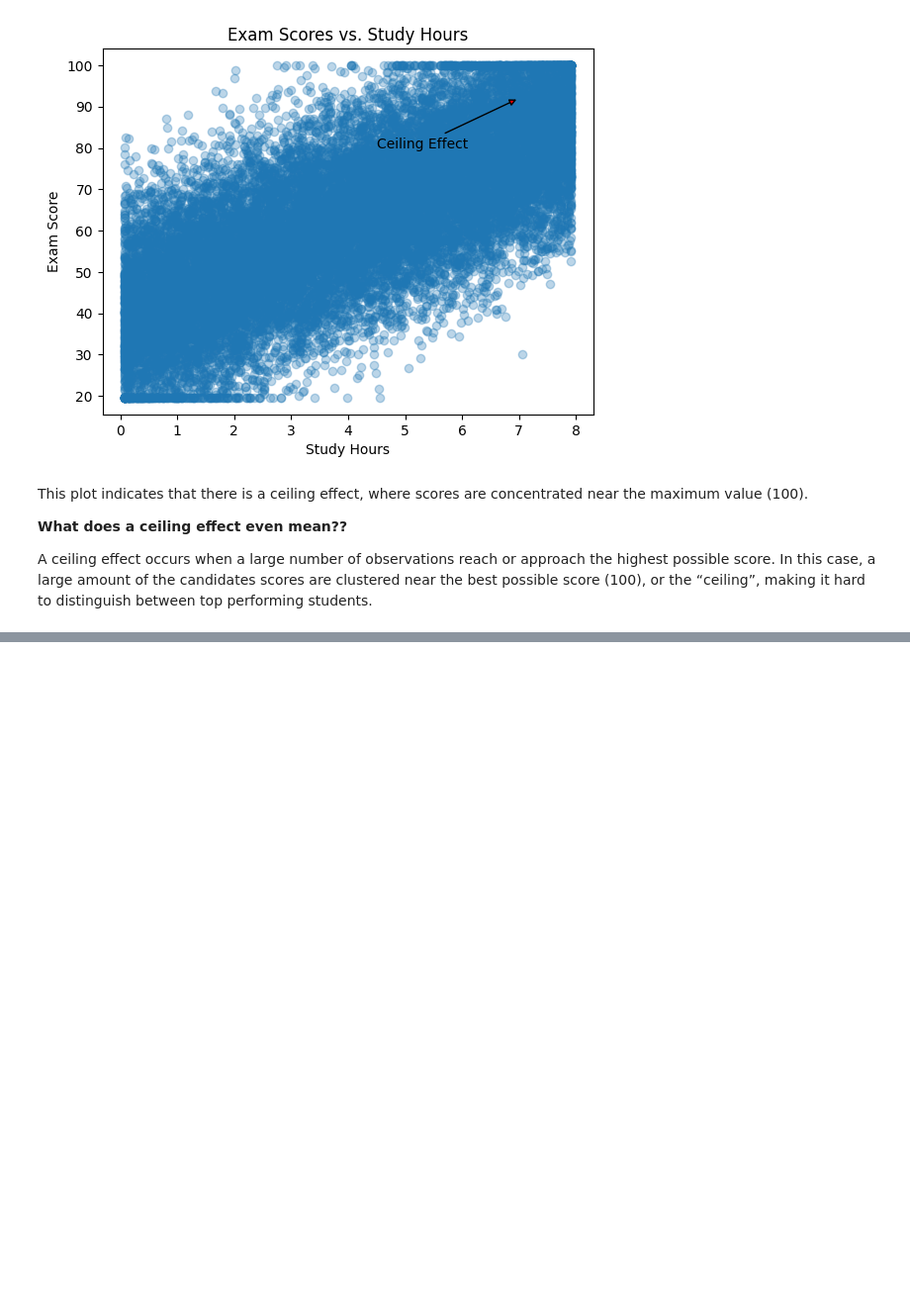
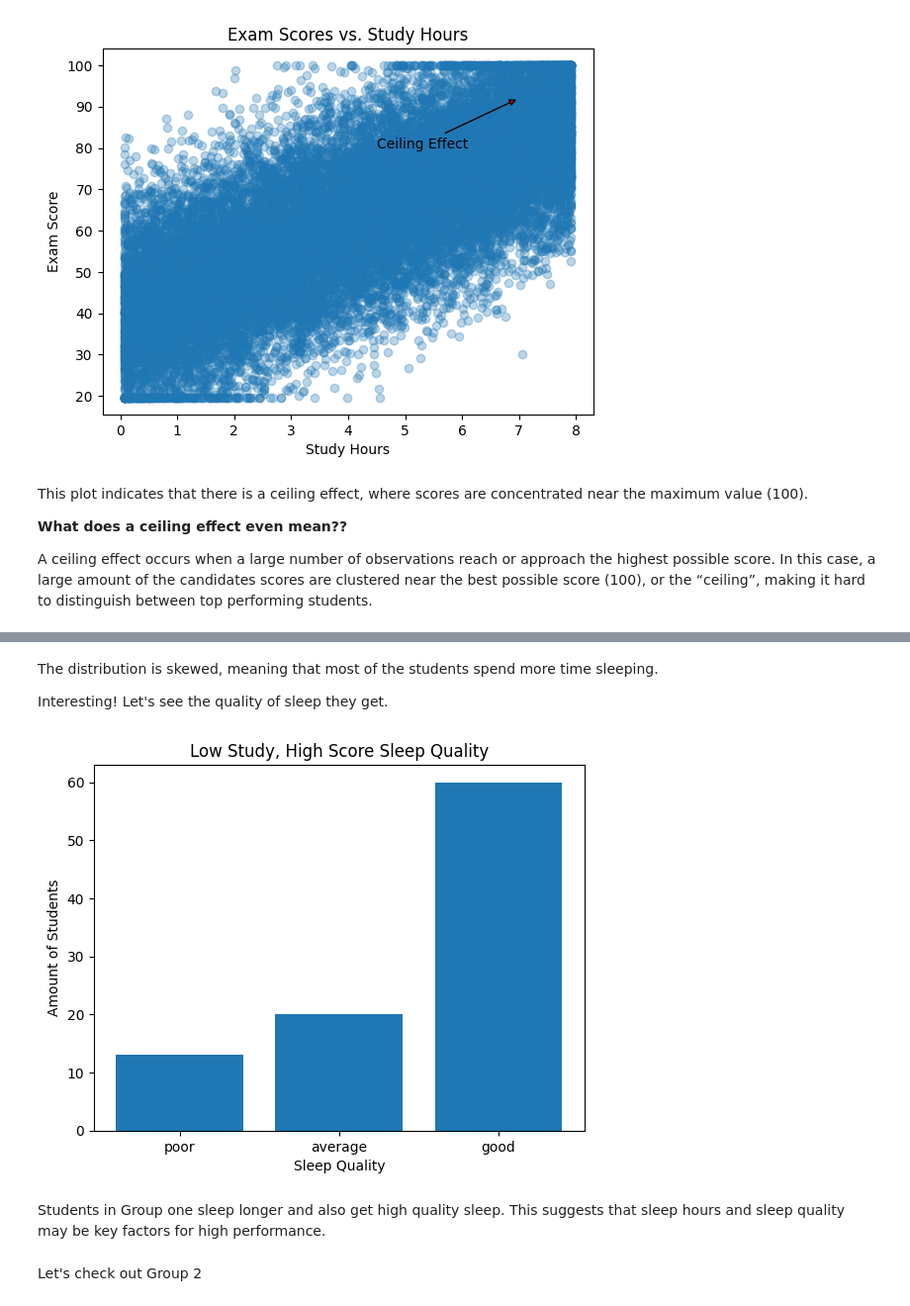
Before and after one commit to Bolajiiii/Data-Science-From-Scratch-Journey, a Jupyter notebook: chapter_5/03_questioning_the_data.ipynb, the cells around one changed output, grey strips where cells are left out. Shown at 99% size. Cells and saved outputs as stored; diff of their text form; code cells hidden in the pictures; blank space fills up the shorter version.

```diff
--- a/chapter_5/03_questioning_the_data.ipynb
+++ b/chapter_5/03_questioning_the_data.ipynb
@@ -59,0 +118,19 @@ A ceiling effect occurs when a large number of observations reach or approach th
+# %% [markdown]
+The distribution is skewed, meaning that most of the students spend more time sleeping.
+
+Interesting! Let's see the quality of sleep they get.
+# %%
+sleep_quality = group_one['sleep_quality'].value_counts().sort_values()
+plt.bar(sleep_quality.index, sleep_quality.values)
+
+plt.title('Low Study, High Score Sleep Quality')
+plt.xlabel('Sleep Quality')
+plt.ylabel('Amount of Students')
+
+plt.show()
+# %% [output]
+[figure, added]
+# %% [markdown]
+Students in Group one sleep longer and also get high quality sleep. This suggests that sleep hours and sleep quality may be key factors for high performance.
+# %% [markdown]
+Let's check out Group 2
```
Also changed, not shown: parts of 12 cells of this notebook.
